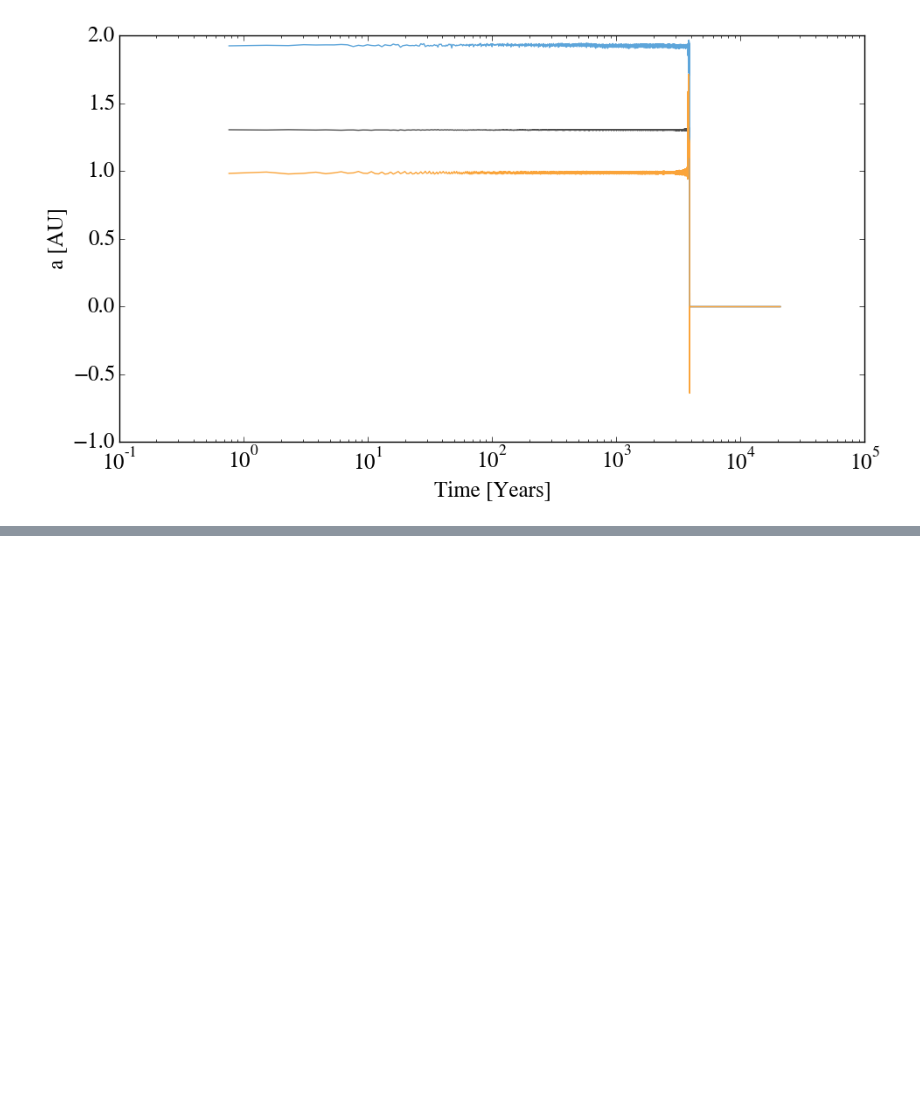
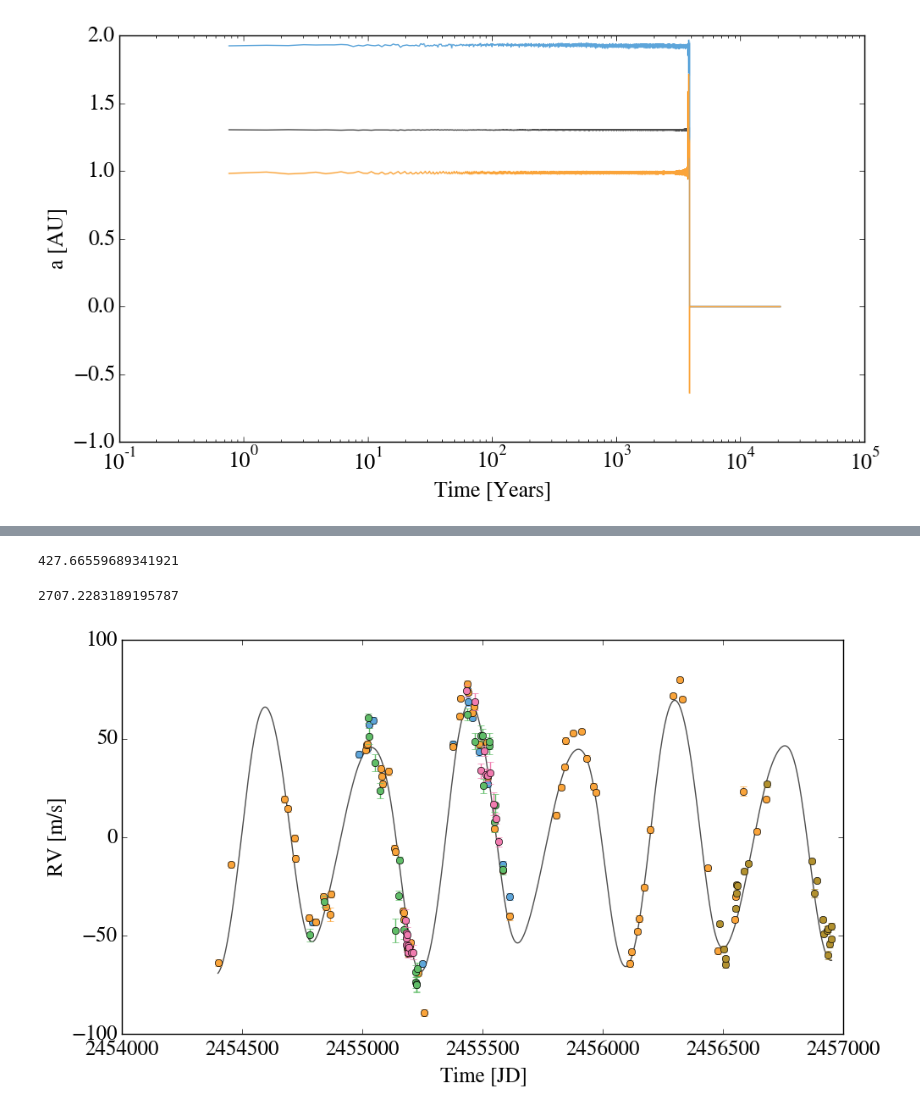
Before and after one commit to nomahen/musical-octo-goggles, a Jupyter notebook: HD1502.ipynb, the cells around one changed output, grey strips where cells are left out. Saved outputs shown, nothing was run; the diff lists cells and outputs as text; code cells hidden in the pictures; blank space fills up the shorter version.

Commit message:
Added optimiziation tests to HD1502 notebook

```diff
--- a/HD1502.ipynb
+++ b/HD1502.ipynb
@@ -165,0 +160,16 @@ def per_mass_test(params,other_params,RVsys):
+# %%
+def per_mass_test(params,other_params,RVsys):
+    per_1, per_2, per_3 = params
+    mass_1, M_1, e_1, pomega_1, mass_2, M_2, e_2, pomega_2, mass_3, M_3, e_3, pomega_3, epoch = other_params
+    RVsys.clear_planets()
+    RVsys.add_planet(per=per_1,mass=mass_1,M=M_1,e=e_1,pomega=pomega_1)
+    RVsys.add_planet(per=per_2,mass=mass_2,M=M_2,e=e_2,pomega=pomega_2)
+    RVsys.add_planet(per=per_3,mass=mass_3,M=M_3,e=e_3,pomega=pomega_3)
+    return -RVsys.stab_logprob(epoch=epoch)
+# %%
+other_params = [2.979157, 63.748569, 0.041800, 136.84729,0.321007, 118.50653, 0.051500, 75.245987,
+               0.426860, 190.00000, 0.1, 316.84729,epoch]
+
+params = [429.96951043, 765.37792853, 280.10266775]
+
+per_mass_test(params,other_params,HD1502)
@@ -165,0 +178,4 @@ def per_mass_test(params,other_params,RVsys):
+# %%
+t_0 = time.time()
+result = op.minimize(per_mass_test,params, args=(other_params,HD1502))
+print "That took %.3f seconds" %(time.time()-t_0)
@@ -165,0 +184,4 @@ def per_mass_test(params,other_params,RVsys):
+# %%
+result.x[0]
+# %% [output]
+427.66559689341921
@@ -165,0 +190,27 @@ def per_mass_test(params,other_params,RVsys):
+# %%
+per_mass_test(result.x,other_params,HD1502)
+# %% [output]
+2707.2283189195787
+# %%
+HD1502 = RVSystem(mstar = 1.61)
+epoch = 2454410.0
+
+HD1502.clear_planets()
+
+HD1502.add_planet(per = result.x[0], mass = 2.979157 , M = 63.748569, e=0.041800, pomega = 136.84729)
+HD1502.add_planet(per = result.x[1], mass =  0.321007, M = 118.50653, e=0.051500, pomega = 75.245987)
+HD1502.add_planet(per = result.x[2], mass = 0.426860, M = 190.00000, e=0.1, pomega = 316.84729)
+
+# HD1502.add_planet(per =428.97639 mass = 2.84232 , M = 356.11152, e=0.02506, pomega = 10)
+# HD1502.add_planet(per = 299.87399, mass =  0.41126, M = 309.45106, e=0.24124, pomega = 75.245987)
+# HD1502.add_planet(per = 280.10266775, mass = 0.426860, M = 190.00000, e=0.1, pomega = 316.84729)
+
+
+HD1502.RV_data = ['HD1502_KECK11.vels','HD1502_KECK.vels','HD1502_HJS11.vels','HD1502_HET11.vels','HD1502_APF.vels']
+HD1502.offsets = [23.57647,0.56036,16.57065, -9.53612, 35.9585]
+# HD1502.offsets = [2.928989e+01,5.087396e+00,2.174066e+01,-3.288000e+00,3.957321e+01]
+HD1502.path_to_data = "/Applications/Systemic/datafiles/"
+
+HD1502.plot_RV(epoch=epoch)
+# %% [output]
+[figure, added]
```
Also changed, not shown: parts of 40 cells of this notebook, 1 other file.
